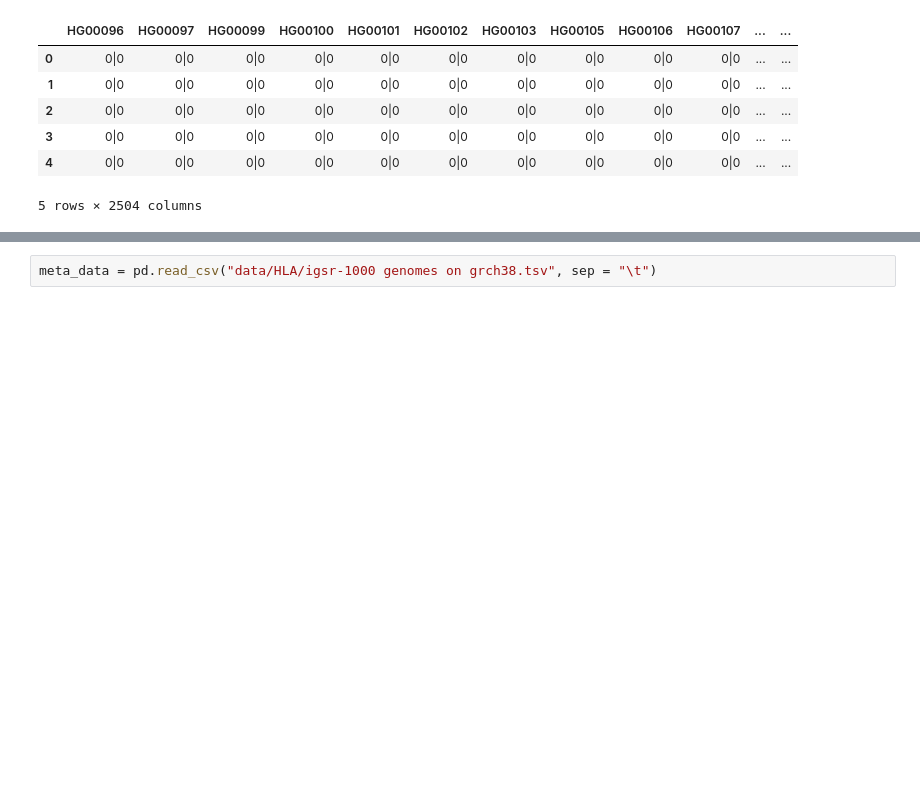
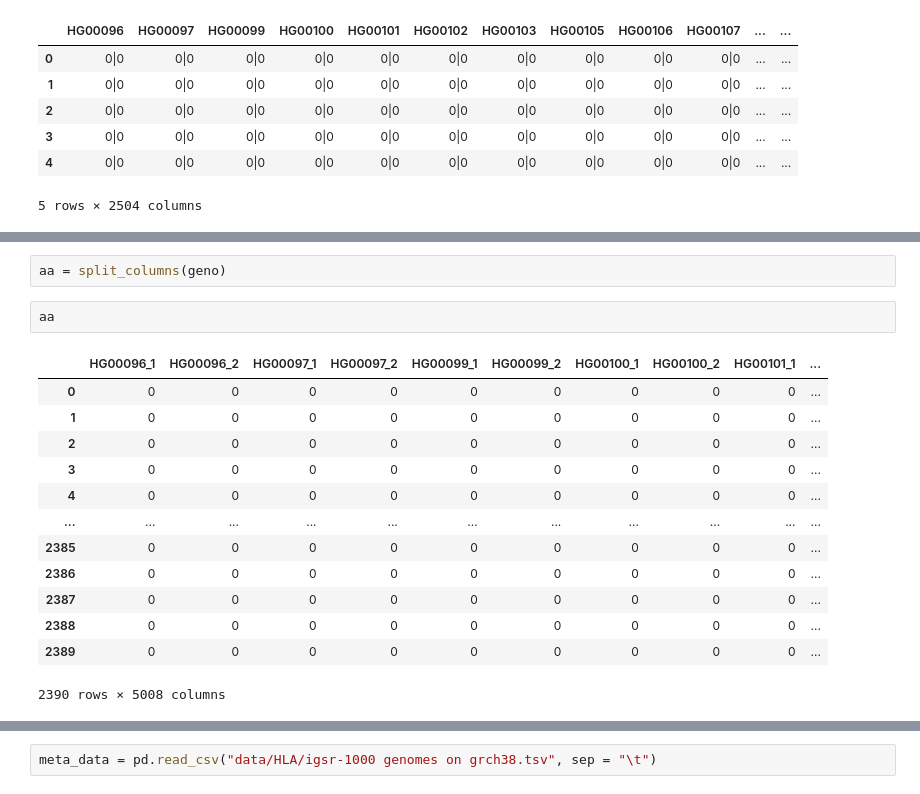
Before and after one commit to nhanta/GIP, a Jupyter notebook: src/test.ipynb, the cells around one changed output, grey strips where cells are left out. Cells and saved outputs as stored; diff of their text form; blank space fills up the shorter version.

```diff
--- a/src/test.ipynb
+++ b/src/test.ipynb
@@ -58,0 +90,18 @@ geno.head()
+# %%
+aa = split_columns(geno)
+# %%
+aa
+# %% [output]
+|  | HG00096_1 | HG00096_2 | HG00097_1 | HG00097_2 | HG00099_1 | HG00099_2 | HG00100_1 | HG00100_2 | HG00101_1 | ... |
+| 0 | 0 | 0 | 0 | 0 | 0 | 0 | 0 | 0 | 0 | ... |
+| 1 | 0 | 0 | 0 | 0 | 0 | 0 | 0 | 0 | 0 | ... |
+| 2 | 0 | 0 | 0 | 0 | 0 | 0 | 0 | 0 | 0 | ... |
+| 3 | 0 | 0 | 0 | 0 | 0 | 0 | 0 | 0 | 0 | ... |
+| 4 | 0 | 0 | 0 | 0 | 0 | 0 | 0 | 0 | 0 | ... |
+| ... | ... | ... | ... | ... | ... | ... | ... | ... | ... | ... |
+| 2385 | 0 | 0 | 0 | 0 | 0 | 0 | 0 | 0 | 0 | ... |
+| 2386 | 0 | 0 | 0 | 0 | 0 | 0 | 0 | 0 | 0 | ... |
+| 2387 | 0 | 0 | 0 | 0 | 0 | 0 | 0 | 0 | 0 | ... |
+| 2388 | 0 | 0 | 0 | 0 | 0 | 0 | 0 | 0 | 0 | ... |
+| 2389 | 0 | 0 | 0 | 0 | 0 | 0 | 0 | 0 | 0 | ... |
+2390 rows × 5008 columns
```
Also changed, not shown: parts of 12 cells of this notebook, 6 other files.
